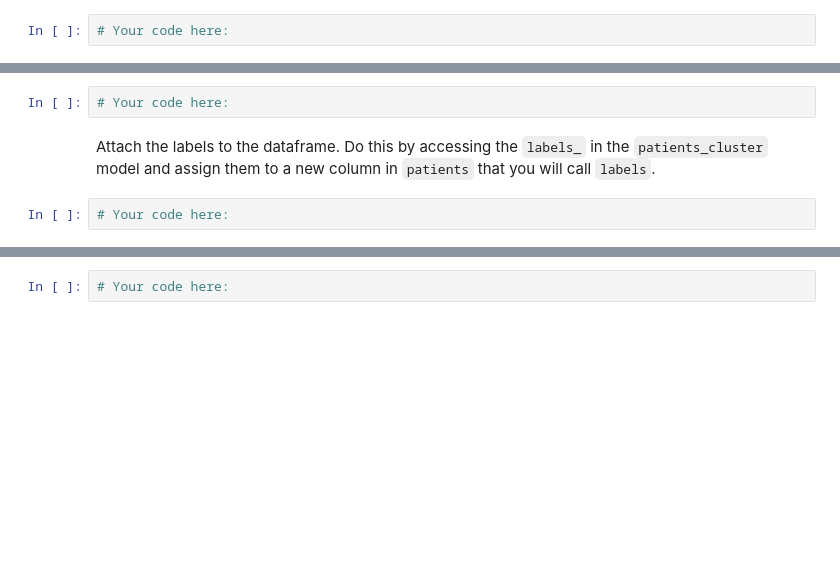
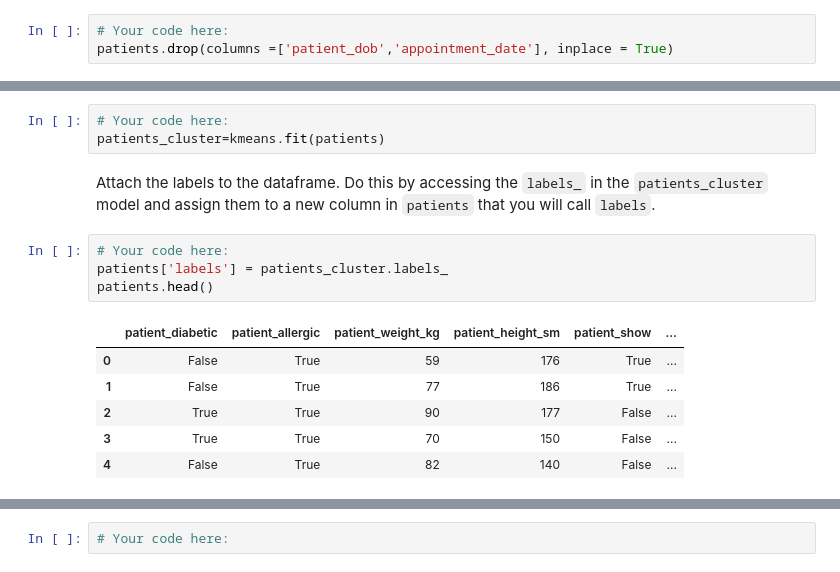
Before and after one commit to ironhack-datalabs/datamex0320, a Jupyter notebook: module-3/lab-sklearn-and-unsupervised-learning/your-code/main.ipynb, the cells around one changed output, grey strips where cells are left out. Drawn from its saved outputs; the diff is of its cells as text; blank space fills up the shorter version.

```diff
--- a/module-3/lab-sklearn-and-unsupervised-learning/your-code/main.ipynb
+++ b/module-3/lab-sklearn-and-unsupervised-learning/your-code/main.ipynb
@@ -241,16 +430,27 @@ Let's look at the head again to ensure the re-encoding and dropping are successf
 An interesting observation is that all patients are no older than 2 years. However, their weights and heights indicate that they are adults. This cannot be true. Therefore, we can either trust the weight and height columns or the DOB column. Since there are other columns that indicate that these are adults (they have emails, some have diabetes) we will drop the `patient_dob` column. We will also drop the `appointment_date` column since it has too many unique values to transform to a dummy variable. Drop the two columns in the cell below.
 # %%
 # Your code here:
+patients.drop(columns =['patient_dob','appointment_date'], inplace = True)
 # %% [markdown]
 #### Our data is now ready for clustering. Let's use k-means again.
 
 We start by initializing and fitting a model in the cell below. Call this model patients_cluster.
 # %%
 # Your code here:
+patients_cluster=kmeans.fit(patients)
 # %% [markdown]
 Attach the labels to the dataframe. Do this by accessing the `labels_` in the `patients_cluster` model and assign them to a new column in `patients` that you will call `labels`.
 # %%
 # Your code here:
+patients['labels'] = patients_cluster.labels_
+patients.head()
+# %% [output]
+|  | patient_diabetic | patient_allergic | patient_weight_kg | patient_height_sm | patient_show | ... |
+| 0 | False | True | 59 | 176 | True | ... |
+| 1 | False | True | 77 | 186 | True | ... |
+| 2 | True | True | 90 | 177 | False | ... |
+| 3 | True | True | 70 | 150 | False | ... |
+| 4 | False | True | 82 | 140 | False | ... |
 # %% [markdown]
 Now using a `groupby`, find the mean of every variable in `patients` and group by the `labels` column. This summary will allow us to see how the patients differ between the clusters. Your output should look similar to the image below.
 
```
Also changed, not shown: parts of 41 cells of this notebook.
